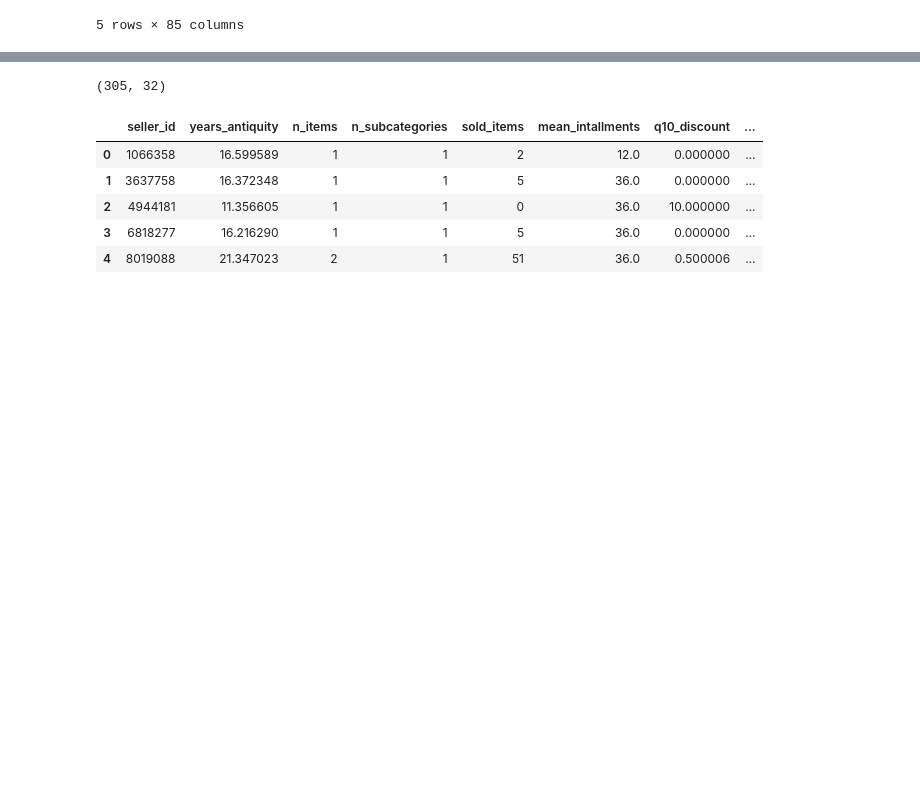
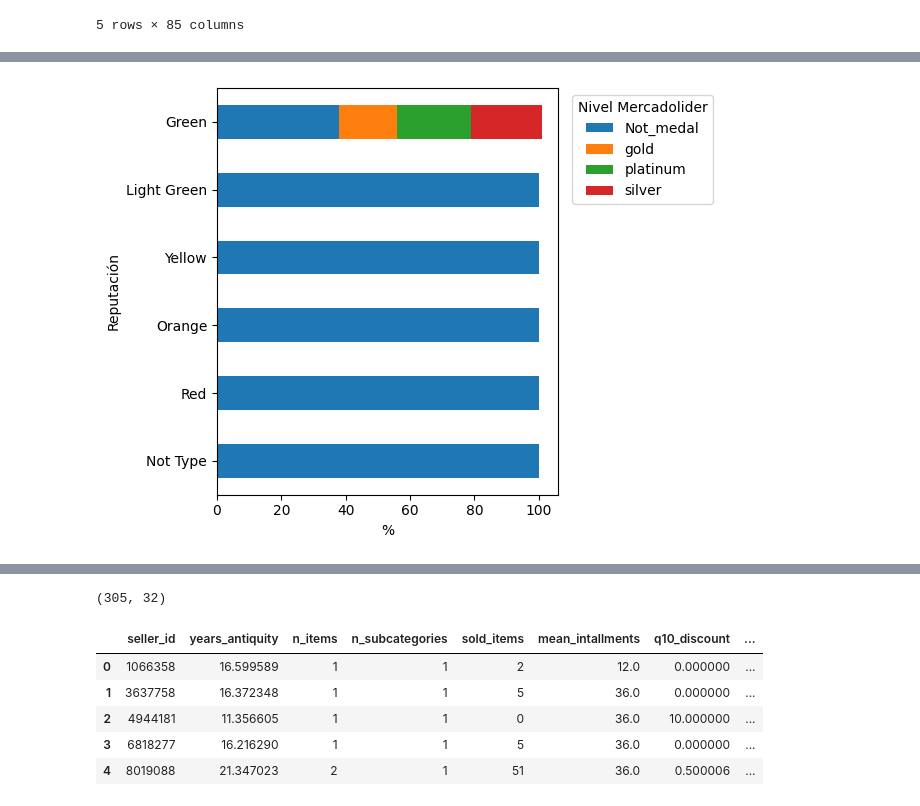
Before and after one commit to ccparra/MELI, a Jupyter notebook: MELI.ipynb, the cells around one changed output, grey strips where cells are left out. Drawn from its saved outputs; the diff is of its cells as text; code cells hidden in the pictures; blank space fills up the shorter version.

```diff
--- a/MELI.ipynb
+++ b/MELI.ipynb
@@ -90,0 +128,11 @@ df_sellers_raw = df.rename(columns=dict(zip([c for c in df.columns if '.' in c],
+# %%
+mercadolider_reputacion=100*dh.summarise_categoric_variable(df_sellers_raw,'seller_reputation+level_id','seller_reputation+power_seller_status').round(2)
+ax=mercadolider_reputacion.plot.barh(stacked=True)
+plt.ylabel('Reputación')
+plt.yticks(ticks=[0,1,2,3,4,5],labels=['Not Type','Red','Orange','Yellow','Light Green','Green'],rotation='horizontal')
+plt.xlabel('%')
+ax.legend(title='Nivel Mercadolider', bbox_to_anchor=(1.02, 1), loc='upper left')
+plt.tight_layout()
+plt.show()
+# %% [output]
+[figure, added]
```
Also changed, not shown: parts of 8 cells of this notebook, 2 other files.
